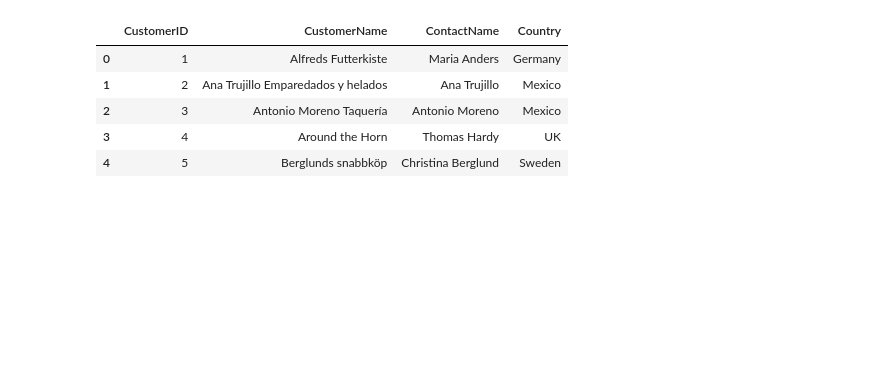
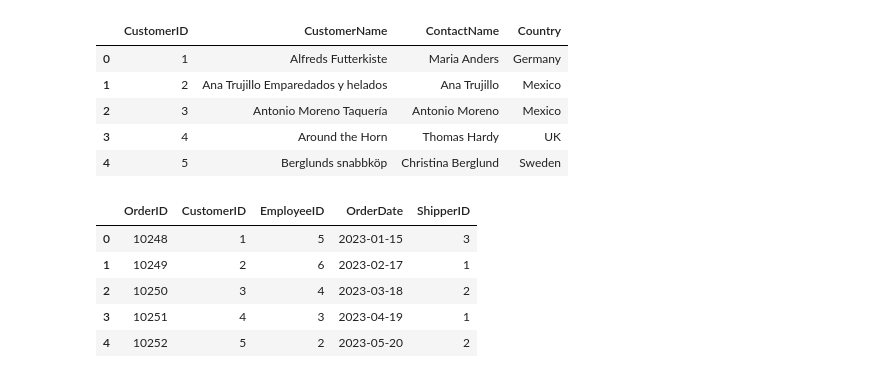
Before and after one commit to mmoshabe/Airtraffic-Control, a Jupyter notebook: deepnote/Airtraffic_Control/Customer behaviors.ipynb, the cells around one changed output. Saved outputs shown, nothing was run; the diff lists cells and outputs as text; code cells hidden in the pictures; blank space fills up the shorter version.

```diff
--- a/deepnote/Airtraffic_Control/Customer behaviors.ipynb
+++ b/deepnote/Airtraffic_Control/Customer behaviors.ipynb
@@ -36,3 +43,19 @@ query_1
 | 2 | 3 | Antonio Moreno Taquería | Antonio Moreno | Mexico |
 | 3 | 4 | Around the Horn | Thomas Hardy | UK |
 | 4 | 5 | Berglunds snabbköp | Christina Berglund | Sweden |
+# %%
+query_2 = _dntk.execute_sql(
+  '\nSELECT * \nFROM orders',
+  'SQL_DEEPNOTE_DATAFRAME_SQL',
+  audit_sql_comment='',
+  sql_cache_mode='cache_disabled',
+  return_variable_type='query_preview'
+)
+query_2
+# %% [output]
+|  | OrderID | CustomerID | EmployeeID | OrderDate | ShipperID |
+| 0 | 10248 | 1 | 5 | 2023-01-15 | 3 |
+| 1 | 10249 | 2 | 6 | 2023-02-17 | 1 |
+| 2 | 10250 | 3 | 4 | 2023-03-18 | 2 |
+| 3 | 10251 | 4 | 3 | 2023-04-19 | 1 |
+| 4 | 10252 | 5 | 2 | 2023-05-20 | 2 |
```
Also changed, not shown: parts of 6 cells of this notebook, 1 other file.
